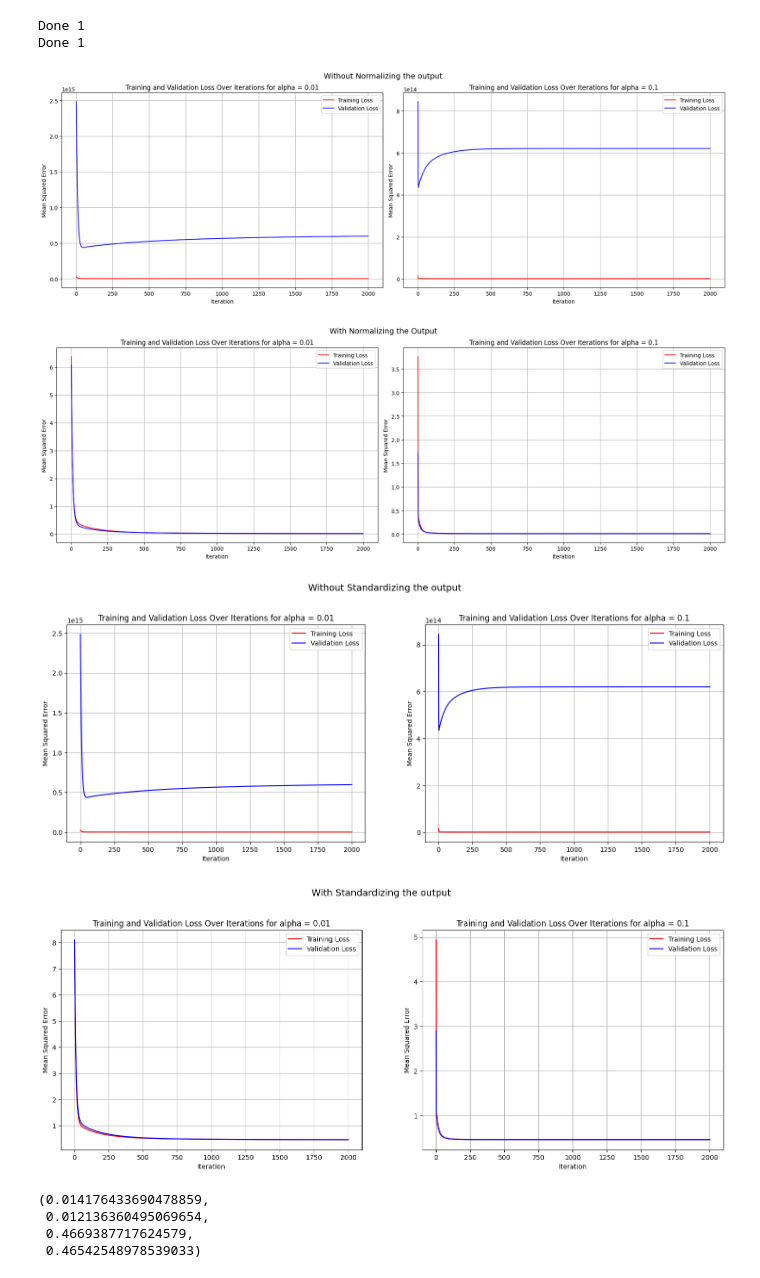
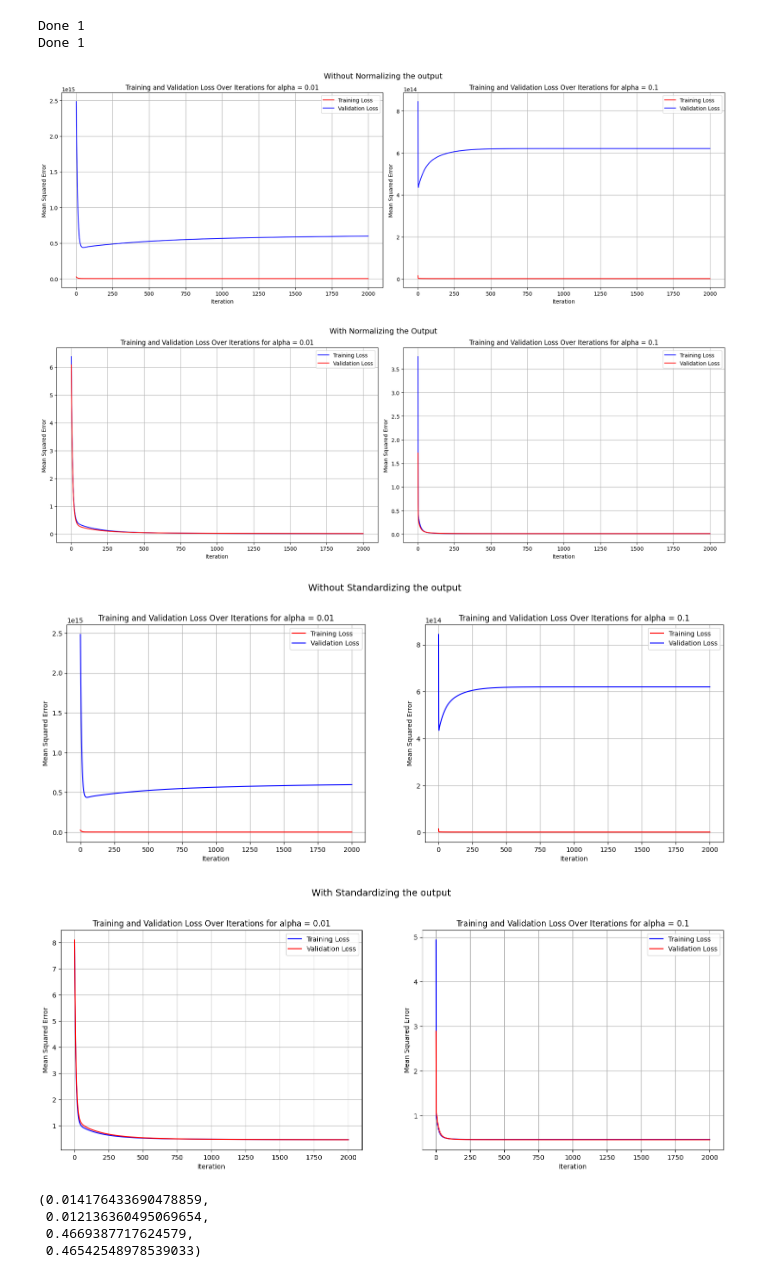
Before and after one commit to sirlapat/ML_Assignment1, a Jupyter notebook: ML_A2.ipynb, the cells around one changed output. Cells and saved outputs as stored; diff of their text form; code cells hidden in the pictures.

```diff
--- a/ML_A2.ipynb
+++ b/ML_A2.ipynb
@@ -324,38 +324,38 @@ plt.title("Training and Validation Loss Over Iterations for alpha = 0.1")
 plt.legend()
 plt.grid()
 
 plt.tight_layout()
 
 plt.figure(figsize=(18, 6))
 
 plt.subplot(1, 2, 1)
-plt.plot(range(1, len(train_loss_alpha_normal) + 1), train_loss_alpha_normal, color='red', label = 'Training Loss')
-plt.plot(range(1, len(val_loss_alpha_normal) + 1), val_loss_alpha_normal, color='blue', label = 'Validation Loss')
+plt.plot(range(1, len(train_loss_alpha_normal) + 1), train_loss_alpha_normal, color='blue', label = 'Training Loss')
+plt.plot(range(1, len(val_loss_alpha_normal) + 1), val_loss_alpha_normal, color='red', label = 'Validation Loss')
 plt.xlabel("Iteration")
 plt.ylabel("Mean Squared Error")
 plt.title("Training and Validation Loss Over Iterations for alpha = 0.01")
 plt.grid()
 plt.legend()
 
 plt.subplot(1, 2, 2)
-plt.plot(range(1, len(train_loss_alpha_normal_1) + 1), train_loss_alpha_normal_1, color='red', label = 'Training Loss')
-plt.plot(range(1, len(val_loss_alpha_normal_1) + 1), val_loss_alpha_normal_1, color='blue', label = 'Validation Loss')
+plt.plot(range(1, len(train_loss_alpha_normal_1) + 1), train_loss_alpha_normal_1, color='blue', label = 'Training Loss')
+plt.plot(range(1, len(val_loss_alpha_normal_1) + 1), val_loss_alpha_normal_1, color='red', label = 'Validation Loss')
 plt.xlabel("Iteration")
 plt.ylabel("Mean Squared Error")
 plt.title("Training and Validation Loss Over Iterations for alpha = 0.1")
 plt.legend()
 plt.grid()
 
 middle_x = 0.5  # X-coordinate for the middle of the subplots
 middle_y = 1 # Y-coordinate for the middle title
 plt.figtext(middle_x, middle_y, 'With Normalizing the Output', ha='center', fontsize=14)
 
 plt.tight_layout()
 
 plt.show()
 # %% [output]
 [figure]
-[figure, old version]
+[figure, new version]
 # %%
 theta_alpha_standard_input, train_loss_alpha_standard_input, val_loss_alpha_standard_input = Linear_Regression(X_train_standard,
                                                                                                                y_train,
@@ -404,8 +404,8 @@ plt.show()
 plt.figure(figsize=(18, 6))
 
 plt.subplot(1, 2, 1)
-plt.plot(range(1, len(train_loss_alpha_standard) + 1), train_loss_alpha_standard, color='red', label = 'Training Loss')
-plt.plot(range(1, len(val_loss_alpha_standard) + 1), val_loss_alpha_standard, color='blue', label = 'Validation Loss')
+plt.plot(range(1, len(train_loss_alpha_standard) + 1), train_loss_alpha_standard, color='blue', label = 'Training Loss')
+plt.plot(range(1, len(val_loss_alpha_standard) + 1), val_loss_alpha_standard, color='red', label = 'Validation Loss')
 plt.xlabel("Iteration")
 plt.ylabel("Mean Squared Error")
 plt.title("Training and Validation Loss Over Iterations for alpha = 0.01")
@@ -418,8 +418,8 @@ plt.figtext(middle_x, middle_y, 'With Standardizing the output', ha='center', fo
 
 
 plt.subplot(1, 2, 2)
-plt.plot(range(1, len(train_loss_alpha_standard_1) + 1), train_loss_alpha_standard_1, color='red', label = 'Training Loss')
-plt.plot(range(1, len(val_loss_alpha_standard_1) + 1), val_loss_alpha_standard_1, color='blue', label = 'Validation Loss')
+plt.plot(range(1, len(train_loss_alpha_standard_1) + 1), train_loss_alpha_standard_1, color='blue', label = 'Training Loss')
+plt.plot(range(1, len(val_loss_alpha_standard_1) + 1), val_loss_alpha_standard_1, color='red', label = 'Validation Loss')
 plt.xlabel("Iteration")
 plt.ylabel("Mean Squared Error")
 plt.title("Training and Validation Loss Over Iterations for alpha = 0.1")
@@ -428,7 +428,7 @@ plt.grid()
 plt.show()
 # %% [output]
 [figure]
-[figure, old version]
+[figure, new version]
 # %%
 train_loss_alpha_normal[-1], train_loss_alpha_normal_1[-1], train_loss_alpha_standard[-1], train_loss_alpha_standard_1[-1]
 # %% [output]
```
Also changed, not shown: parts of 7 cells of this notebook.
